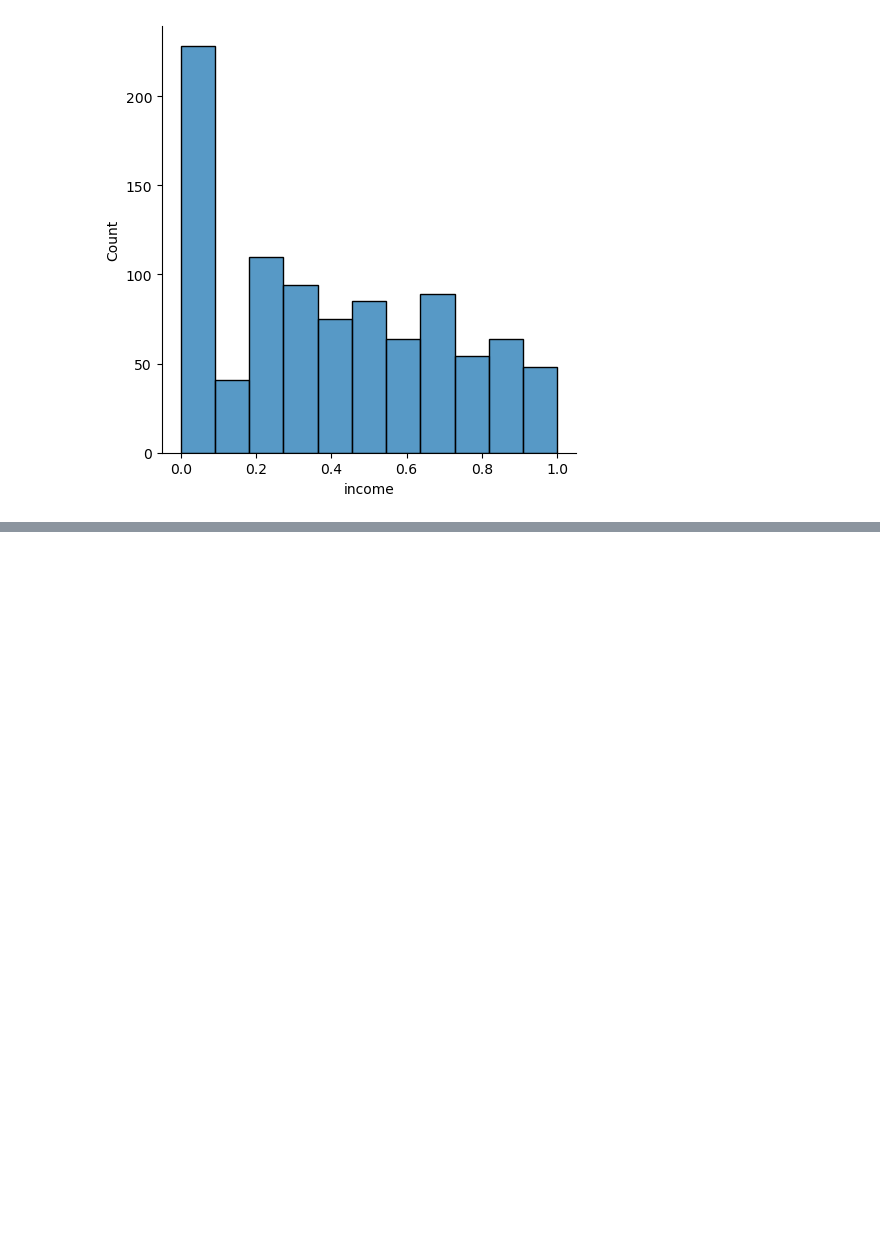
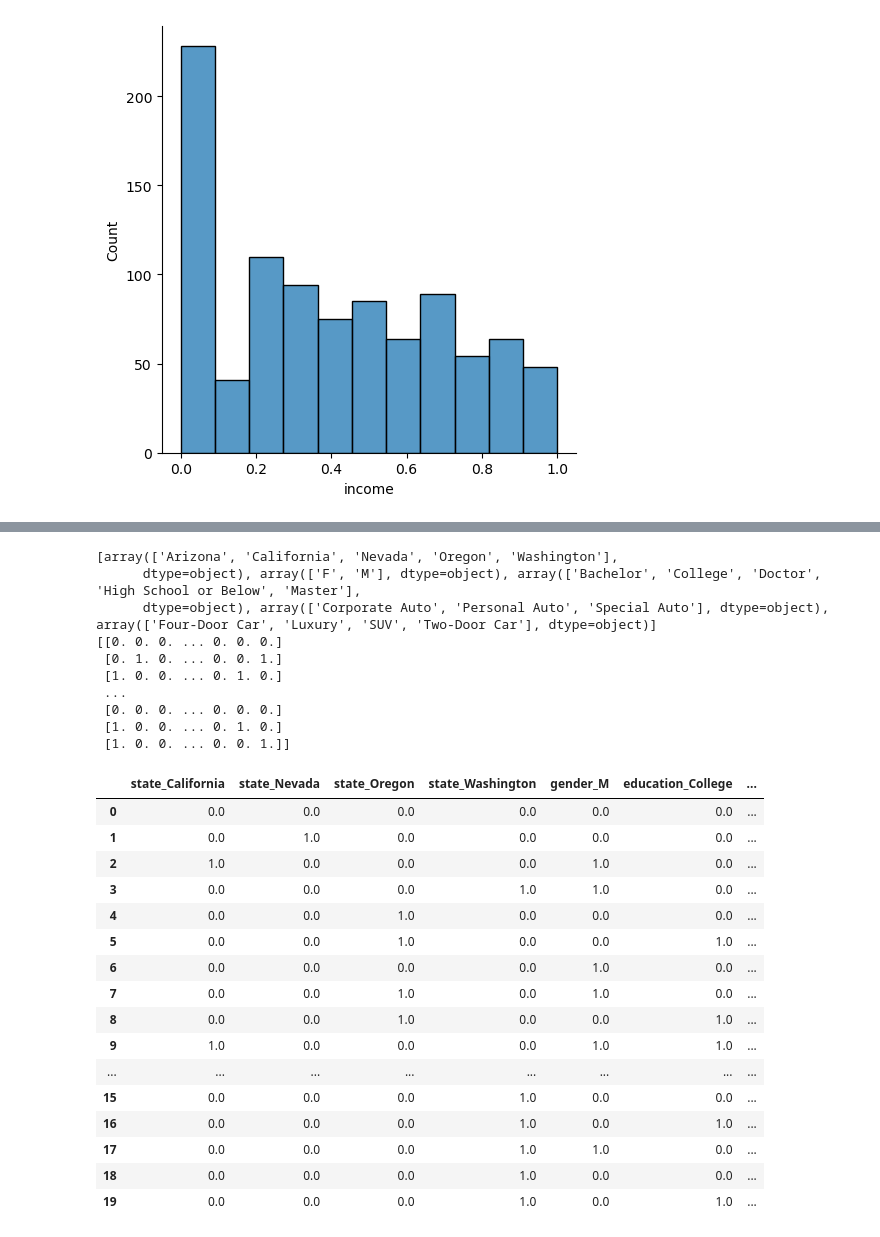
Before and after one commit to SuperAmy99/lab-dw-data-cleaning-and-formatting, a Jupyter notebook: lab-dw-data-cleaning-and-formatting.ipynb, the cells around one changed output, grey strips where cells are left out. Drawn from its saved outputs; the diff is of its cells as text; code cells hidden in the pictures; blank space fills up the shorter version.

```diff
--- a/lab-dw-data-cleaning-and-formatting.ipynb
+++ b/lab-dw-data-cleaning-and-formatting.ipynb
@@ -501,0 +492,4 @@ plt.show()
+# %%
+# One Hot/Label Encoding (categorical).
+X_cat = n_df_cat.drop('customer', axis = 1)
+X_cat
@@ -501,0 +510,36 @@ plt.show()
+# %%
+from sklearn.preprocessing import OneHotEncoder
+encoder = OneHotEncoder(drop = 'first').fit(X_cat)
+print(encoder.categories_)
+encoded = encoder.transform(X_cat).toarray()
+print(encoded)
+onehot_encoded = pd.DataFrame(encoded, columns = encoder.get_feature_names_out(X_cat.columns) )
+onehot_encoded.head(20)
+# %% [output]
+[array(['Arizona', 'California', 'Nevada', 'Oregon', 'Washington'],
+      dtype=object), array(['F', 'M'], dtype=object), array(['Bachelor', 'College', 'Doctor', 'High School or Below', 'Master'],
+      dtype=object), array(['Corporate Auto', 'Personal Auto', 'Special Auto'], dtype=object), array(['Four-Door Car', 'Luxury', 'SUV', 'Two-Door Car'], dtype=object)]
+[[0. 0. 0. ... 0. 0. 0.]
+ [0. 1. 0. ... 0. 0. 1.]
+ [1. 0. 0. ... 0. 1. 0.]
+ ...
+ [0. 0. 0. ... 0. 0. 0.]
+ [1. 0. 0. ... 0. 1. 0.]
+ [1. 0. 0. ... 0. 0. 1.]]
+|  | state_California | state_Nevada | state_Oregon | state_Washington | gender_M | education_College | ... |
+| 0 | 0.0 | 0.0 | 0.0 | 0.0 | 0.0 | 0.0 | ... |
+| 1 | 0.0 | 1.0 | 0.0 | 0.0 | 0.0 | 0.0 | ... |
+| 2 | 1.0 | 0.0 | 0.0 | 0.0 | 1.0 | 0.0 | ... |
+| 3 | 0.0 | 0.0 | 0.0 | 1.0 | 1.0 | 0.0 | ... |
+| 4 | 0.0 | 0.0 | 1.0 | 0.0 | 0.0 | 0.0 | ... |
+| 5 | 0.0 | 0.0 | 1.0 | 0.0 | 0.0 | 1.0 | ... |
+| 6 | 0.0 | 0.0 | 0.0 | 0.0 | 1.0 | 0.0 | ... |
+| 7 | 0.0 | 0.0 | 1.0 | 0.0 | 1.0 | 0.0 | ... |
+| 8 | 0.0 | 0.0 | 1.0 | 0.0 | 0.0 | 1.0 | ... |
+| 9 | 1.0 | 0.0 | 0.0 | 0.0 | 1.0 | 1.0 | ... |
+| ... | ... | ... | ... | ... | ... | ... | ... |
+| 15 | 0.0 | 0.0 | 0.0 | 1.0 | 0.0 | 0.0 | ... |
+| 16 | 0.0 | 0.0 | 0.0 | 1.0 | 0.0 | 1.0 | ... |
+| 17 | 0.0 | 0.0 | 0.0 | 1.0 | 1.0 | 0.0 | ... |
+| 18 | 0.0 | 0.0 | 0.0 | 1.0 | 0.0 | 0.0 | ... |
+| 19 | 0.0 | 0.0 | 0.0 | 1.0 | 0.0 | 1.0 | ... |
```
Also changed, not shown: parts of 39 cells of this notebook.
